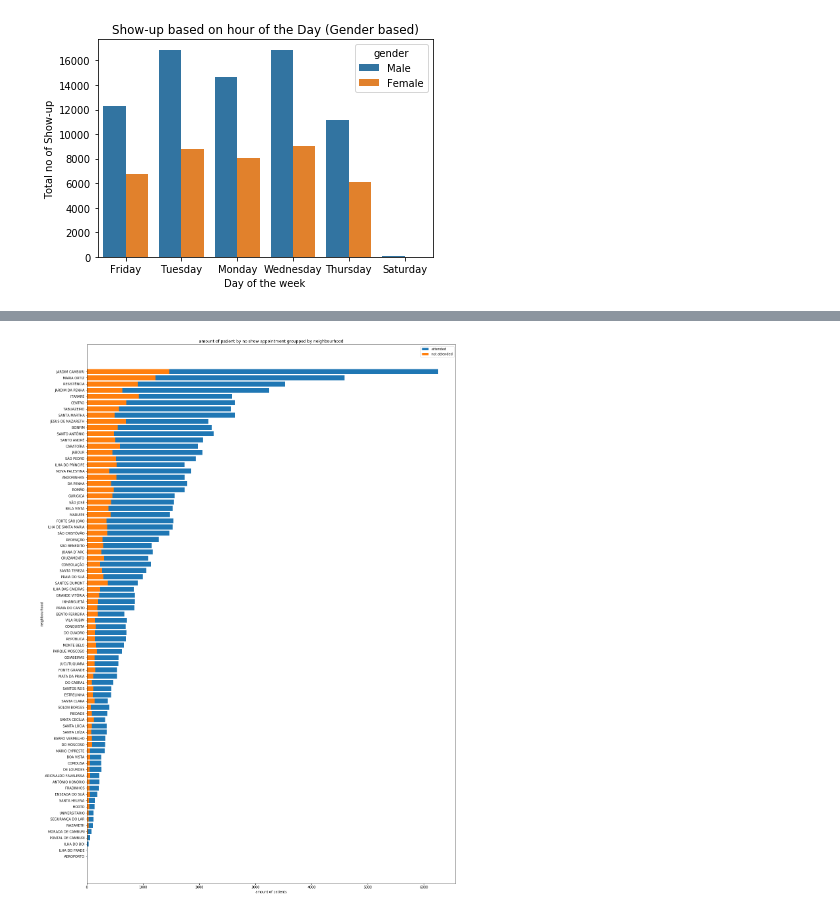
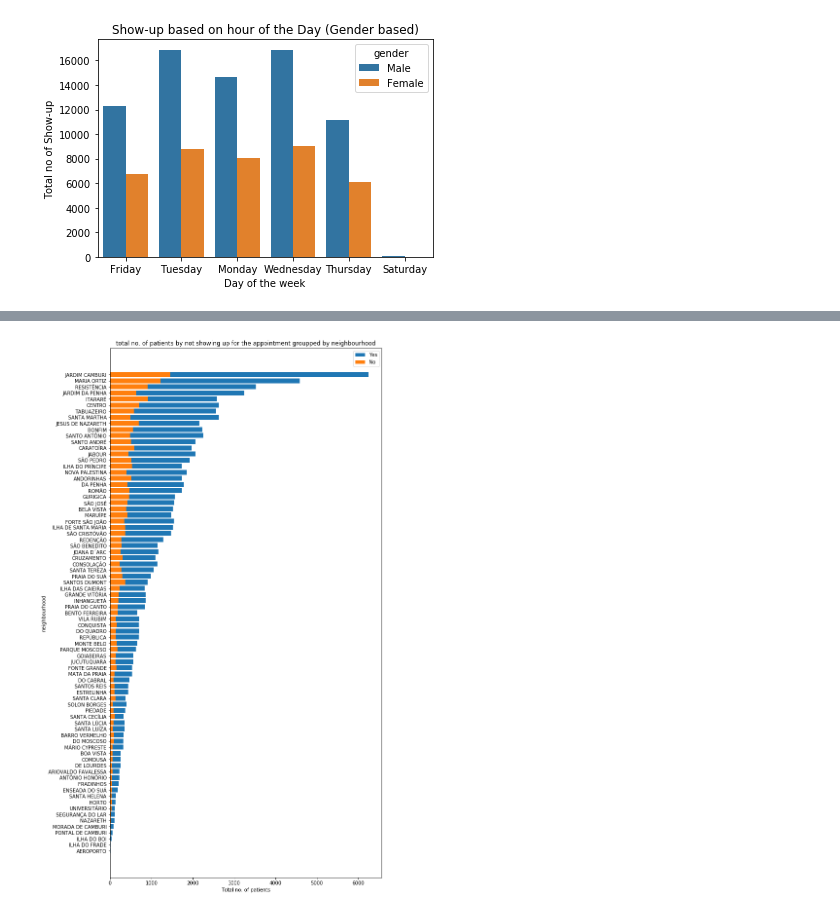
Before and after one commit to faizankhann/Medical-Appointment-No-Show, a Jupyter notebook: Medical Appointment No Show.ipynb, the cells around one changed output, grey strips where cells are left out. Drawn from its saved outputs; the diff is of its cells as text; code cells hidden in the pictures.

```diff
--- a/Medical Appointment No Show.ipynb
+++ b/Medical Appointment No Show.ipynb
@@ -314,3 +296,5 @@ df.describe()
 # %%
+sns.set(style="ticks")
+
 df.hist(figsize=(15,10));
 # %% [output]
@@ -404,24 +410,24 @@ plt.title('Bottom 15 Neighbourhoods who registered');
 # %%
-df_groupped_by_neighborhood = df.groupby(['neighbourhood', 'no_show']).count().unstack().patient_id
-df_groupped_by_neighborhood["sum"] = df_groupped_by_neighborhood['No'] + df_groupped_by_neighborhood['Yes']
-df_groupped_by_neighborhood.sort_values(by="sum", inplace=True)
-df_groupped_by_neighborhood.dropna(inplace=True)
+neighborhood_groupped = df.groupby(['neighbourhood', 'no_show']).count().unstack().patient_id
+neighborhood_groupped["sum"] = neighborhood_groupped['No'] + neighborhood_groupped['Yes']
+neighborhood_groupped.sort_values(by="sum", inplace=True)
+neighborhood_groupped.dropna(inplace=True)
 
 # plotting our data
-plt.figure(figsize=(20, 30))
+plt.figure(figsize=(10, 20))
 
 # bar chart
-plt.barh(df_groupped_by_neighborhood.index, df_groupped_by_neighborhood['No'].values)
-plt.barh(df_groupped_by_neighborhood.index, df_groupped_by_neighborhood['Yes'].values)
+plt.barh(neighborhood_groupped.index, neighborhood_groupped['No'].values)
+plt.barh(neighborhood_groupped.index, neighborhood_groupped['Yes'].values)
 
 # configs
-plt.xlabel("amount of patients")
+plt.xlabel("Total no. of patients")
 plt.ylabel("neighbourhood")
-plt.legend(["attended", "not attended"])
+plt.legend(["Yes", "No"])
 
-plt.title("amount of patient by no show appointment groupped by neighbourhood")
+plt.title("total no. of patients by not showing up for the appointment groupped by neighbourhood")
 
 plt.show();
 # %% [output]
-[figure, old version]
+[figure, new version]
 # %%
```
Also changed, not shown: parts of 26 cells of this notebook, 1 other file.
